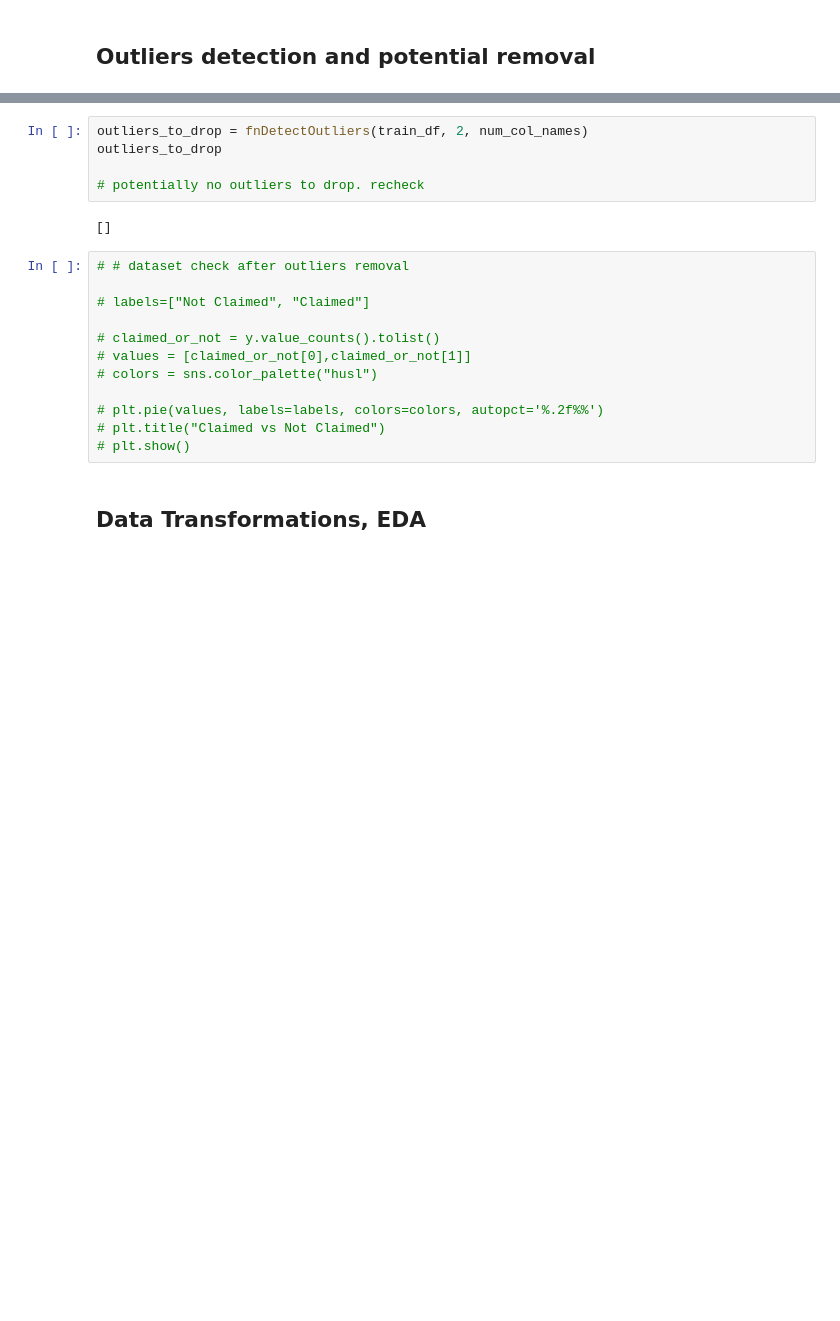
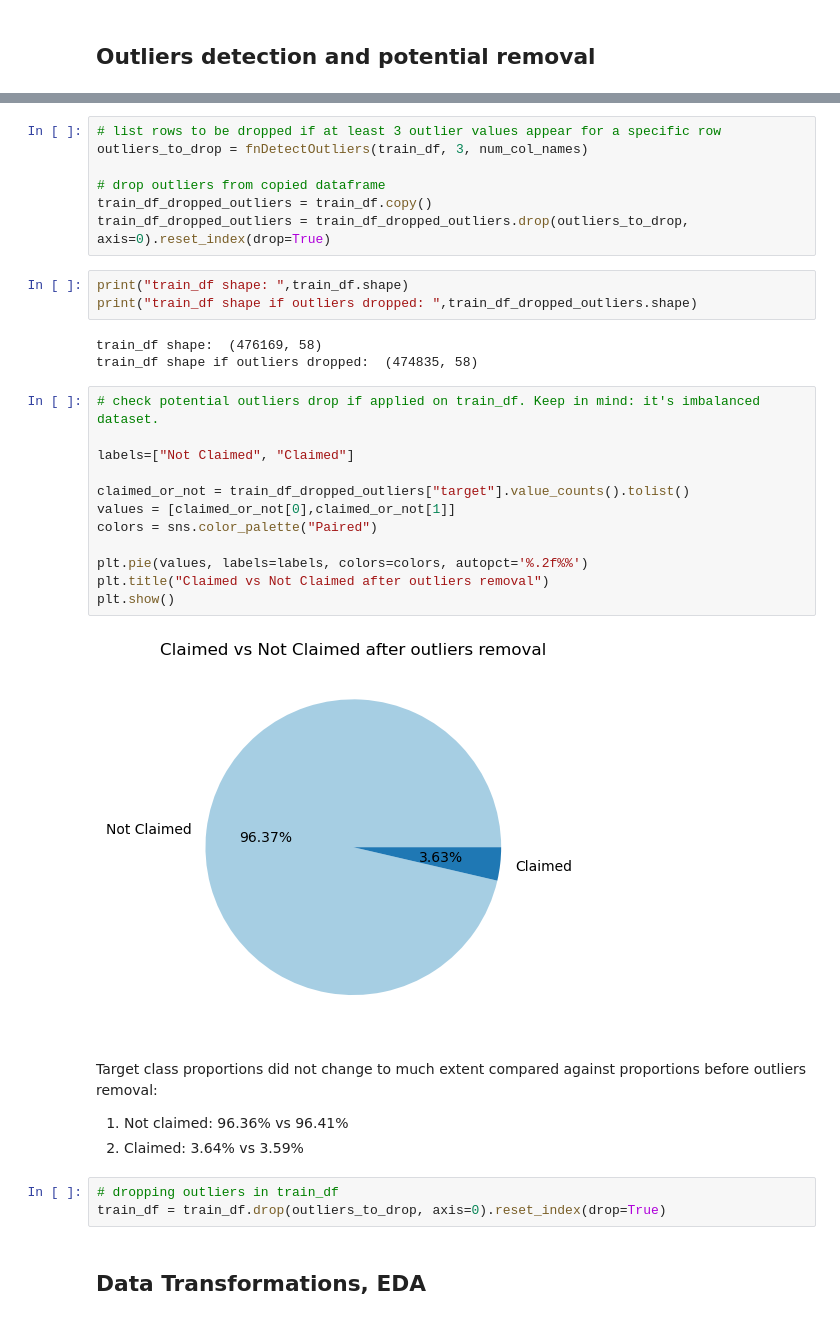
Before and after one commit to michalgicala/porto-seguro-safe-driver-prediction, a Jupyter notebook: porto-seguro-safe-driver-prediction.ipynb, the cells around one changed output, grey strips where cells are left out. Saved outputs shown, nothing was run; the diff lists cells and outputs as text; blank space fills up the shorter version.

```diff
--- a/porto-seguro-safe-driver-prediction.ipynb
+++ b/porto-seguro-safe-driver-prediction.ipynb
@@ -234,22 +247,37 @@ def fnDetectOutliers(df, n, num_cols):
 # %%
-outliers_to_drop = fnDetectOutliers(train_df, 2, num_col_names)
-outliers_to_drop
+# list rows to be dropped if at least 3 outlier values appear for a specific row
+outliers_to_drop = fnDetectOutliers(train_df, 3, num_col_names)
 
-# potentially no outliers to drop. recheck
+# drop outliers from copied dataframe
+train_df_dropped_outliers = train_df.copy()
+train_df_dropped_outliers = train_df_dropped_outliers.drop(outliers_to_drop, axis=0).reset_index(drop=True)
-# %% [output]
-[]
-# %%
-# # dataset check after outliers removal
-
-# labels=["Not Claimed", "Claimed"]
-
-# claimed_or_not = y.value_counts().tolist()
-# values = [claimed_or_not[0],claimed_or_not[1]]
-# colors = sns.color_palette("husl")
-
-# plt.pie(values, labels=labels, colors=colors, autopct='%.2f%%')
-# plt.title("Claimed vs Not Claimed")
-# plt.show()
+# %%
+print("train_df shape: ",train_df.shape)
+print("train_df shape if outliers dropped: ",train_df_dropped_outliers.shape)
+# %% [output]
+train_df shape:  (476169, 58)
+train_df shape if outliers dropped:  (474835, 58)
+# %%
+# check potential outliers drop if applied on train_df. Keep in mind: it's imbalanced dataset.
+
+labels=["Not Claimed", "Claimed"]
+
+claimed_or_not = train_df_dropped_outliers["target"].value_counts().tolist()
+values = [claimed_or_not[0],claimed_or_not[1]]
+colors = sns.color_palette("Paired")
+
+plt.pie(values, labels=labels, colors=colors, autopct='%.2f%%')
+plt.title("Claimed vs Not Claimed after outliers removal")
+plt.show()
+# %% [output]
+[figure, added]
+# %% [markdown]
+Target class proportions did not change to much extent compared against proportions before outliers removal:
+1. Not claimed: 96.36% vs 96.41%
+2. Claimed: 3.64% vs 3.59%
+# %%
+# dropping outliers in train_df
+train_df = train_df.drop(outliers_to_drop, axis=0).reset_index(drop=True)
 # %% [markdown]
 ## Data Transformations, EDA
 # %% [markdown]
```
Also changed, not shown: parts of 30 cells of this notebook.
